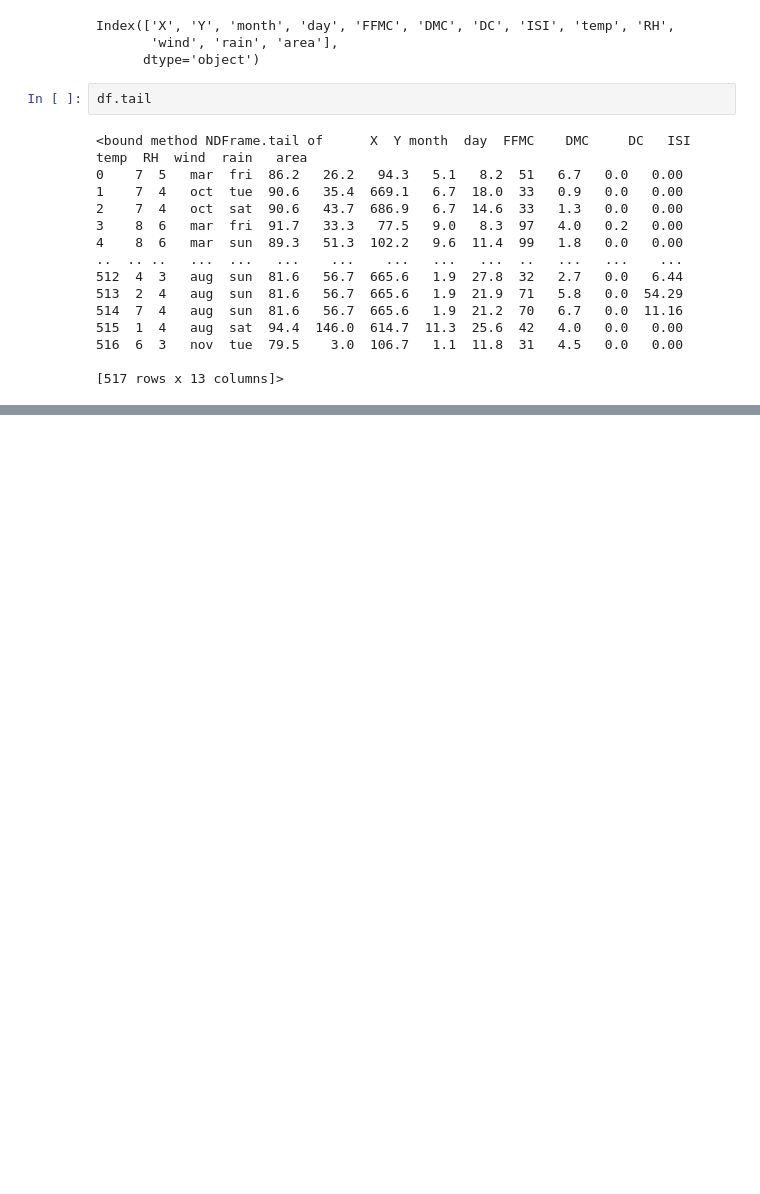
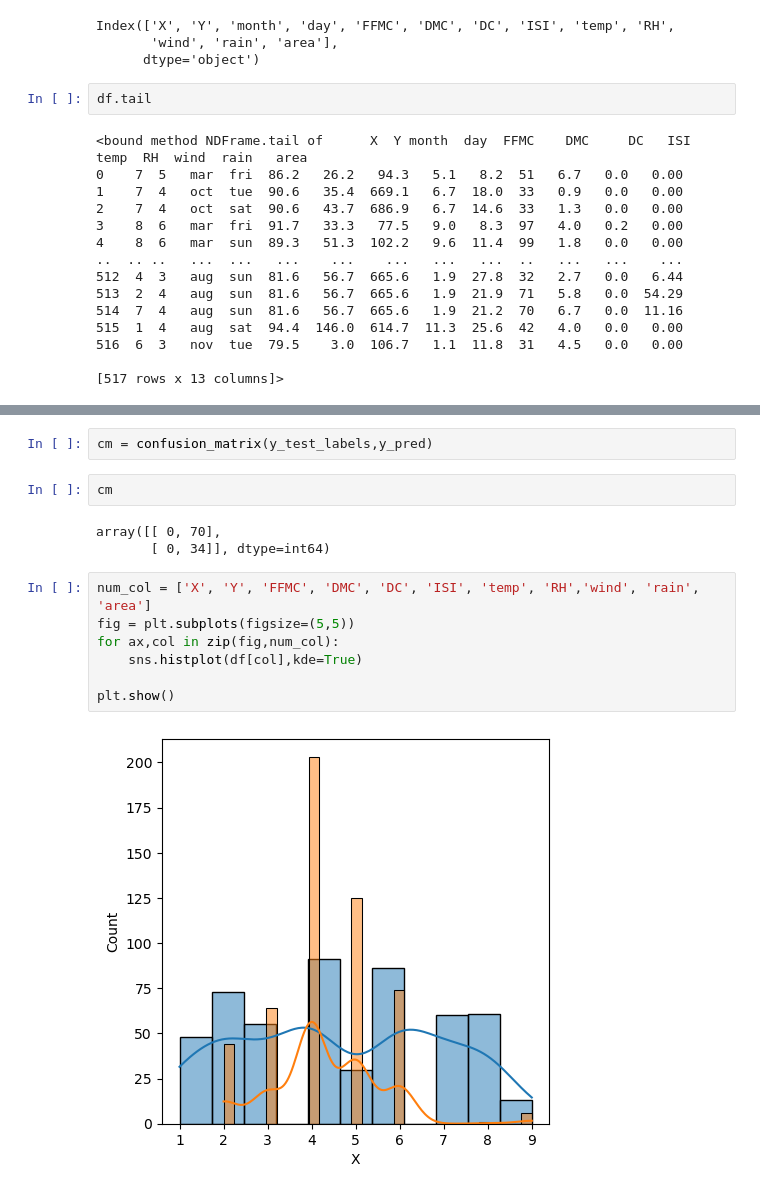
Before and after one commit to Biswajeet21/Week-1, a Jupyter notebook: forest_fire.ipynb, the cells around one changed output, grey strips where cells are left out. Cells and saved outputs as stored; diff of their text form; blank space fills up the shorter version.

```diff
--- a/forest_fire.ipynb
+++ b/forest_fire.ipynb
@@ -96,0 +153,16 @@ df.tail
+# %%
+cm = confusion_matrix(y_test_labels,y_pred)
+# %%
+cm
+# %% [output]
+array([[ 0, 70],
+       [ 0, 34]], dtype=int64)
+# %%
+num_col = ['X', 'Y', 'FFMC', 'DMC', 'DC', 'ISI', 'temp', 'RH','wind', 'rain', 'area']
+fig = plt.subplots(figsize=(5,5))
+for ax,col in zip(fig,num_col):
+    sns.histplot(df[col],kde=True)
+
+plt.show()
+# %% [output]
+[figure, added]
```
Also changed, not shown: parts of 19 cells of this notebook, 1 other file.
